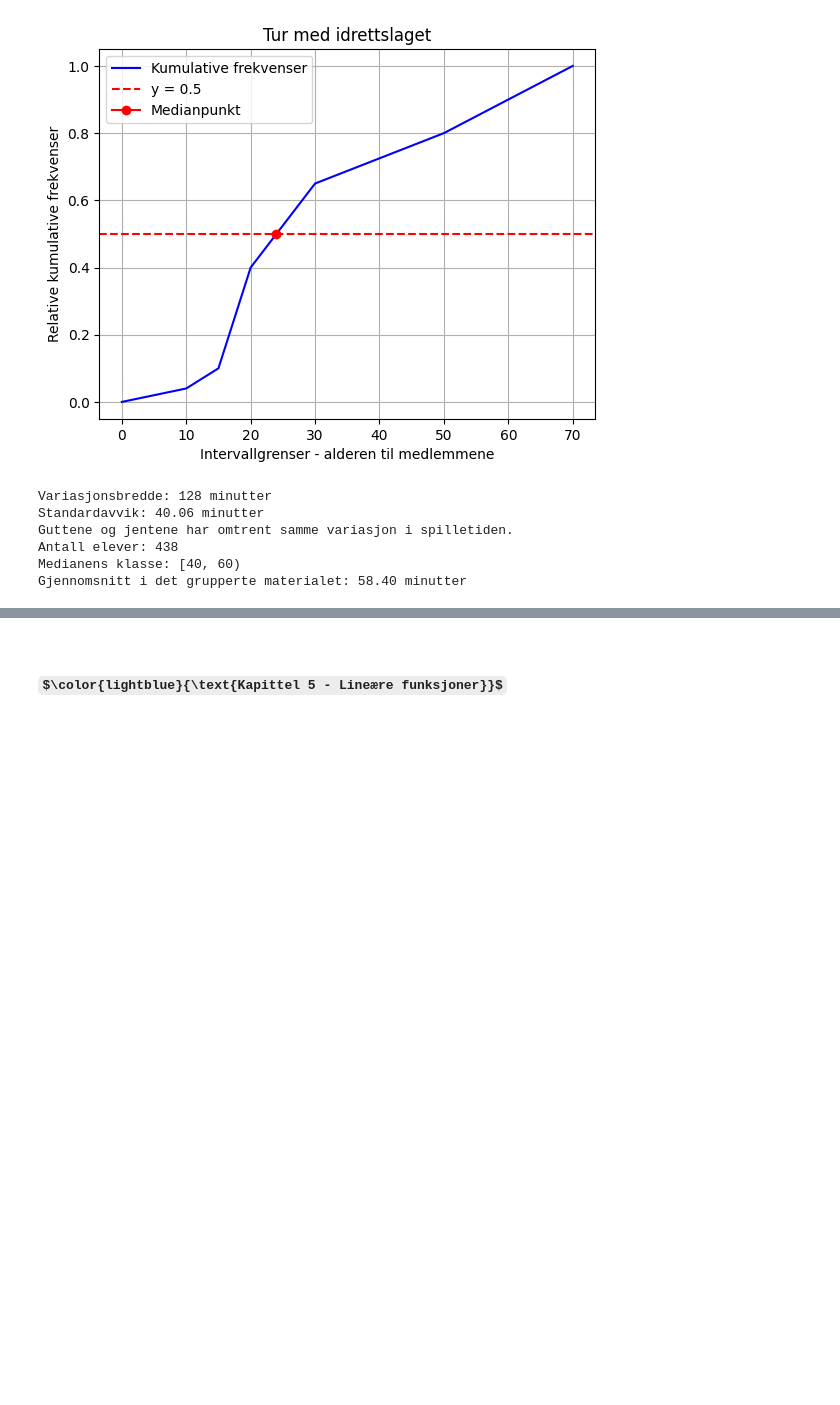
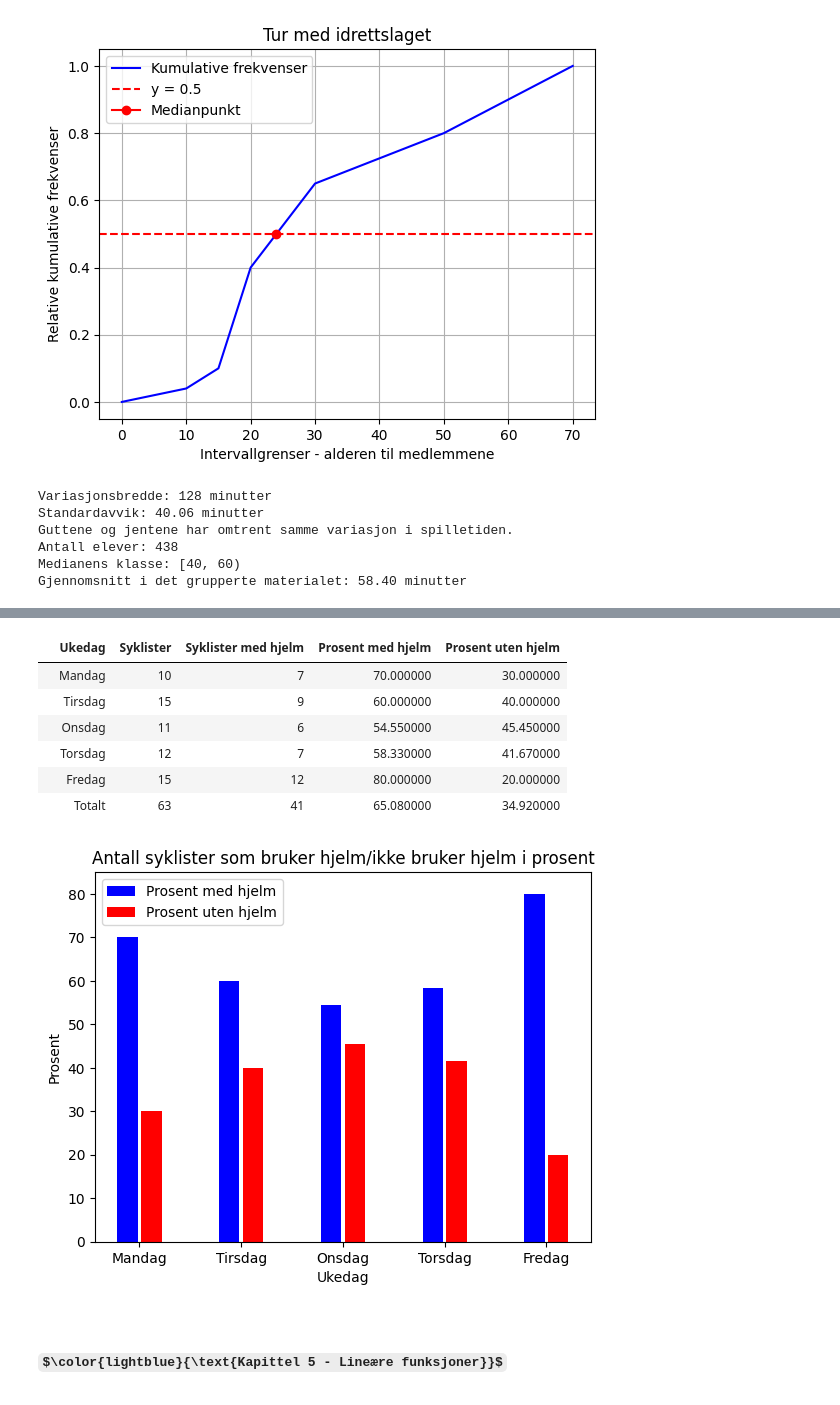
Before and after one commit to hanska91/Matematikk-2P-Y, a Jupyter notebook: Matematikkboka 2P-Y + Litt annet.ipynb, the cells around one changed output, grey strips where cells are left out. Saved outputs shown, nothing was run; the diff lists cells and outputs as text; code cells hidden in the pictures; some formulas as TeX source; blank space fills up the shorter version.

```diff
--- a/Matematikkboka 2P-Y + Litt annet.ipynb
+++ b/Matematikkboka 2P-Y + Litt annet.ipynb
@@ -2067,3 +2168,79 @@ Gjennomsnitt i det grupperte materialet: 58.40 minutter
+# %%
+# Søylediagram for 2 sett av prosenter og tabell - dataramme
+import pandas as pd
+import matplotlib.pyplot as plt
+import numpy as np
+from IPython.display import display
+
+# Lag en data ramme med de gitte dataene
+data = {
+    'Ukedag': ['Mandag', 'Tirsdag', 'Onsdag', 'Torsdag', 'Fredag'],
+    'Syklister': [10, 15, 11, 12, 15],
+    'Syklister med hjelm': [7, 9, 6, 7, 12]
+}
+
+df = pd.DataFrame(data)
+
+# Legg sammen syklister og syklister med hjelm
+sum_syklister = df['Syklister'].sum()
+sum_syklister_med_hjelm = df['Syklister med hjelm'].sum()
+
+# Legg til en ny rad med totalt, ekskluder NA-verdier
+total_row = pd.DataFrame({'Ukedag': ['Totalt'], 'Syklister': [sum_syklister], 'Syklister med hjelm': [sum_syklister_med_hjelm]})
+df = pd.concat([df, total_row], ignore_index=True)
+
+# Fyll NaN-verdier med tomme strenger
+df = df.fillna('')
+
+# Beregn prosentene av de som sykler med og uten hjelm
+df['Prosent med hjelm'] = ((df['Syklister med hjelm'] / df['Syklister']) * 100).round(2)
+df['Prosent uten hjelm'] = (((df['Syklister'] - df['Syklister med hjelm']) / df['Syklister']) * 100).round(2)
+
+# Fjern tallene som oppstår til venstre
+df.index = [''] * len(df)
+
+# Sentrer alle tallene i dataframen og vis hele dataframen på en oversiktlig måte
+styled_df = df.style.set_table_styles(
+    [{'selector': 'td', 'props': [('text-align', 'center')]}]
+)
+
+display(styled_df)
+
+# Søylediagram
+navn = df['Ukedag'][:-1]
+prosent_med_hjelm = df['Prosent med hjelm'][:-1]
+prosent_uten_hjelm = df['Prosent uten hjelm'][:-1]
+
+bar_width = 0.3  # Reduser bredden på søylene
+index = np.arange(len(navn)) * 1.5  # Øk avstanden mellom søylene
+
+fig, ax = plt.subplots()
+bar1 = ax.bar(index, prosent_med_hjelm, bar_width, label='Prosent med hjelm', color='blue')
+bar2 = ax.bar(index + bar_width + 0.05, prosent_uten_hjelm, bar_width, label='Prosent uten hjelm', color='red')  # Legg til mellomrom mellom søylene
+
+ax.set_xlabel('Ukedag')
+ax.set_ylabel('Prosent')
+ax.set_title('Antall syklister som bruker hjelm/ikke bruker hjelm i prosent')
+ax.set_xticks(index + bar_width / 2 + 0.025)
+ax.set_xticklabels(navn)
+ax.legend()
+
+# Juster y-aksen slik at den høyeste prosentandelen matcher y-aksen sitt høyeste
+max_prosent_med_hjelm = prosent_med_hjelm.max()
+max_prosent_uten_hjelm = prosent_uten_hjelm.max()
+max_prosent = max(max_prosent_med_hjelm, max_prosent_uten_hjelm)
+ax.set_ylim(0, max_prosent + 5)  # Legg til litt margin på toppen
+
+plt.show()
+# %% [output]
+|  | Ukedag | Syklister | Syklister med hjelm | Prosent med hjelm | Prosent uten hjelm |
+|  | Mandag | 10 | 7 | 70.000000 | 30.000000 |
+|  | Tirsdag | 15 | 9 | 60.000000 | 40.000000 |
+|  | Onsdag | 11 | 6 | 54.550000 | 45.450000 |
+|  | Torsdag | 12 | 7 | 58.330000 | 41.670000 |
+|  | Fredag | 15 | 12 | 80.000000 | 20.000000 |
+|  | Totalt | 63 | 41 | 65.080000 | 34.920000 |
+[figure, added]
 # %% [markdown]
 # $\color{lightblue}{\text{Kapittel 5 - Lineære funksjoner}}$
 # %%
```
Also changed, not shown: parts of 17 cells of this notebook.
